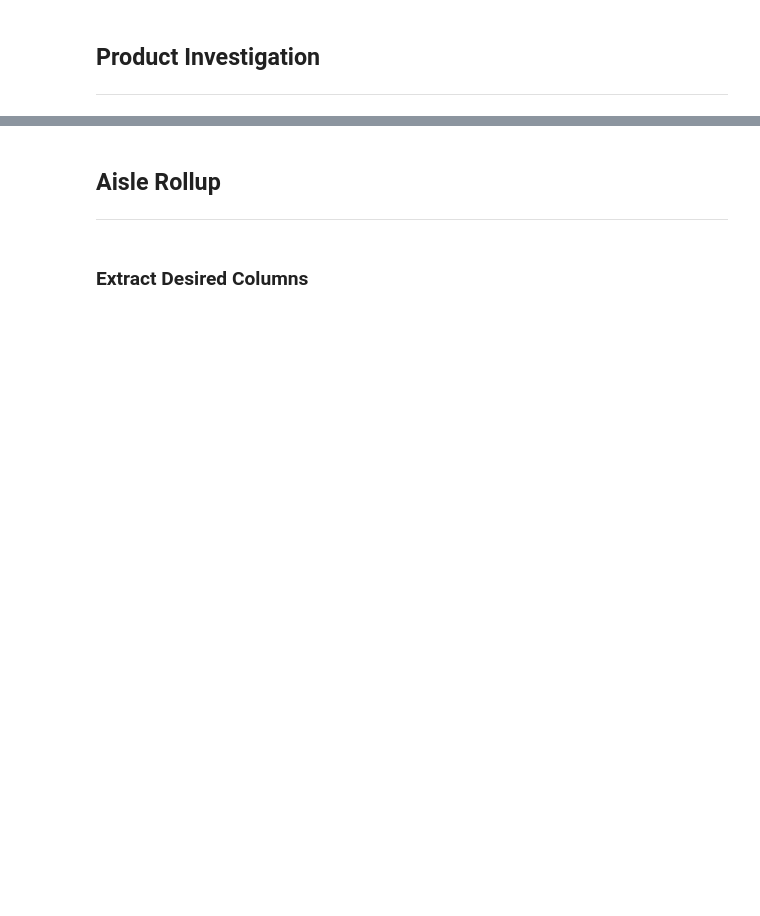
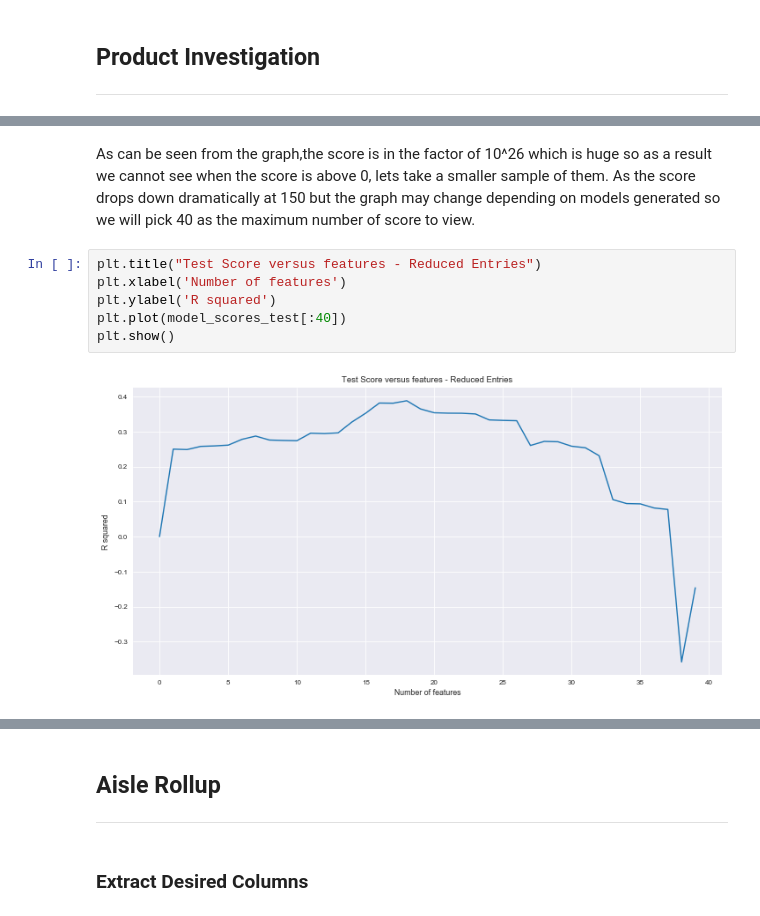
Before and after one commit to 1carew1/instacart_investigation, a Jupyter notebook: Assignment_2_Regression.ipynb, the cells around one changed output, grey strips where cells are left out. Saved outputs shown, nothing was run; the diff lists cells and outputs as text; blank space fills up the shorter version.

```diff
--- a/Assignment_2_Regression.ipynb
+++ b/Assignment_2_Regression.ipynb
@@ -397,0 +407,10 @@ plt.show()
+# %% [markdown]
+As can be seen from the graph,the score is in the factor of 10^26 which is huge so as a result we cannot see when the score is above 0, lets take a smaller sample of them. As the score drops down dramatically at 150 but the graph may change depending on models generated so we will pick 40 as the maximum number of score to view.
+# %%
+plt.title("Test Score versus features - Reduced Entries")
+plt.xlabel('Number of features')
+plt.ylabel('R squared')
+plt.plot(model_scores_test[:40])
+plt.show()
+# %% [output]
+[figure, added]
```
Also changed, not shown: parts of 59 cells of this notebook.
